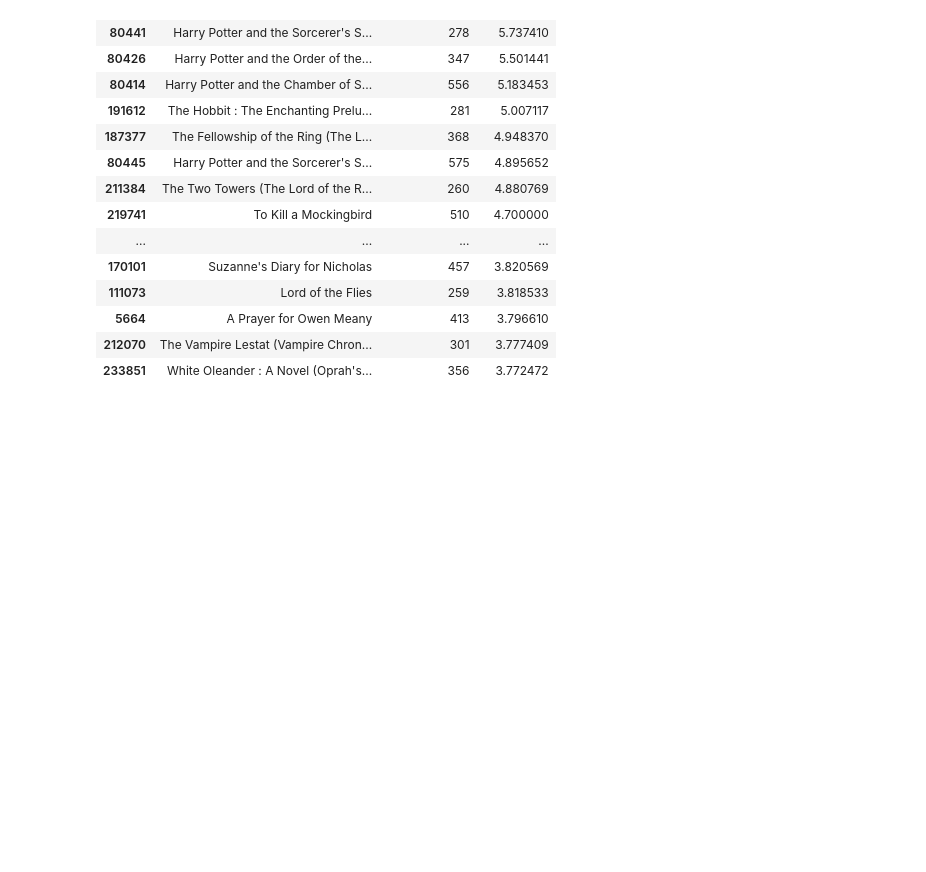
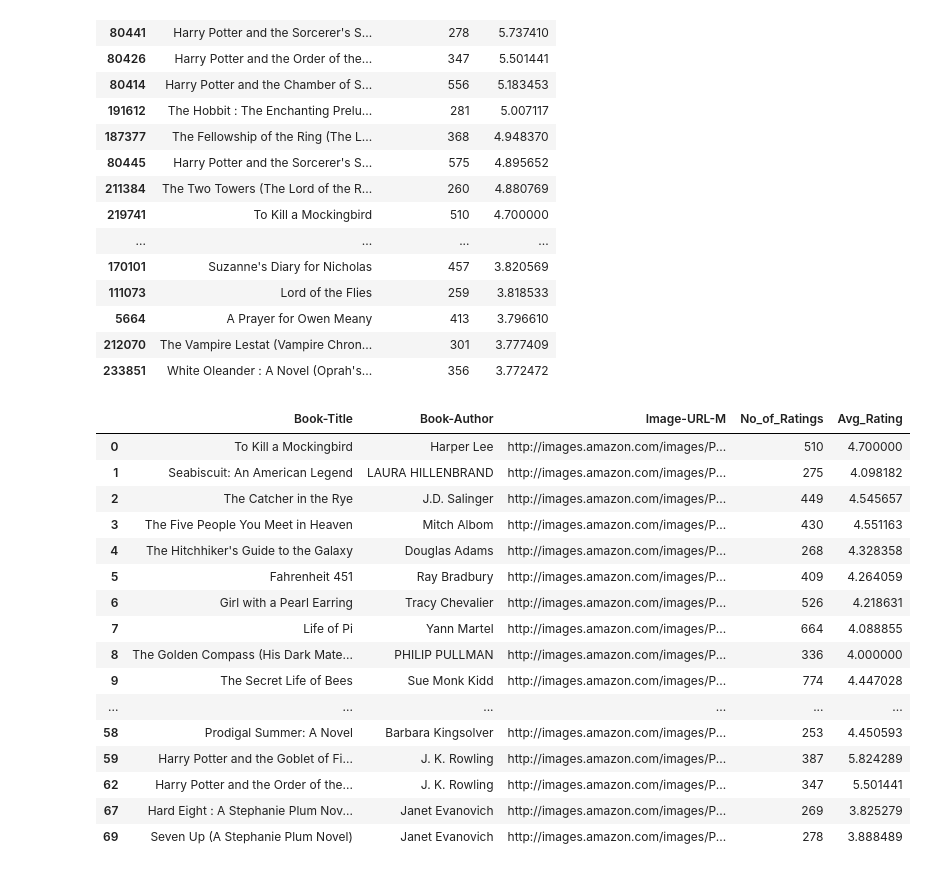
Before and after one commit to ANSH5252/Book-Recommender-System, a Jupyter notebook: b_r_s.ipynb, the cells around one changed output. Cells and saved outputs as stored; diff of their text form; code cells hidden in the pictures; blank space fills up the shorter version.

Commit message:
POPULARITY_DF Updated

```diff
--- a/b_r_s.ipynb
+++ b/b_r_s.ipynb
@@ -209,3 +209,27 @@ popularity_df
 | 5664 | A Prayer for Owen Meany | 413 | 3.796610 |
 | 212070 | The Vampire Lestat (Vampire Chron... | 301 | 3.777409 |
 | 233851 | White Oleander : A Novel (Oprah's... | 356 | 3.772472 |
+# %%
+required_df = books[['Book-Title','Book-Author','Image-URL-M']]
+# %%
+popularity_df = required_df.merge(popularity_df,on='Book-Title')
+# %%
+popularity_df.drop_duplicates('Book-Title',keep='first')
+# %% [output]
+|  | Book-Title | Book-Author | Image-URL-M | No_of_Ratings | Avg_Rating |
+| 0 | To Kill a Mockingbird | Harper Lee | http://images.amazon.com/images/P... | 510 | 4.700000 |
+| 1 | Seabiscuit: An American Legend | LAURA HILLENBRAND | http://images.amazon.com/images/P... | 275 | 4.098182 |
+| 2 | The Catcher in the Rye | J.D. Salinger | http://images.amazon.com/images/P... | 449 | 4.545657 |
+| 3 | The Five People You Meet in Heaven | Mitch Albom | http://images.amazon.com/images/P... | 430 | 4.551163 |
+| 4 | The Hitchhiker's Guide to the Galaxy | Douglas Adams | http://images.amazon.com/images/P... | 268 | 4.328358 |
+| 5 | Fahrenheit 451 | Ray Bradbury | http://images.amazon.com/images/P... | 409 | 4.264059 |
+| 6 | Girl with a Pearl Earring | Tracy Chevalier | http://images.amazon.com/images/P... | 526 | 4.218631 |
+| 7 | Life of Pi | Yann Martel | http://images.amazon.com/images/P... | 664 | 4.088855 |
+| 8 | The Golden Compass (His Dark Mate... | PHILIP PULLMAN | http://images.amazon.com/images/P... | 336 | 4.000000 |
+| 9 | The Secret Life of Bees | Sue Monk Kidd | http://images.amazon.com/images/P... | 774 | 4.447028 |
+| ... | ... | ... | ... | ... | ... |
+| 58 | Prodigal Summer: A Novel | Barbara Kingsolver | http://images.amazon.com/images/P... | 253 | 4.450593 |
+| 59 | Harry Potter and the Goblet of Fi... | J. K. Rowling | http://images.amazon.com/images/P... | 387 | 5.824289 |
+| 62 | Harry Potter and the Order of the... | J. K. Rowling | http://images.amazon.com/images/P... | 347 | 5.501441 |
+| 67 | Hard Eight : A Stephanie Plum Nov... | Janet Evanovich | http://images.amazon.com/images/P... | 269 | 3.825279 |
+| 69 | Seven Up (A Stephanie Plum Novel) | Janet Evanovich | http://images.amazon.com/images/P... | 278 | 3.888489 |
```
